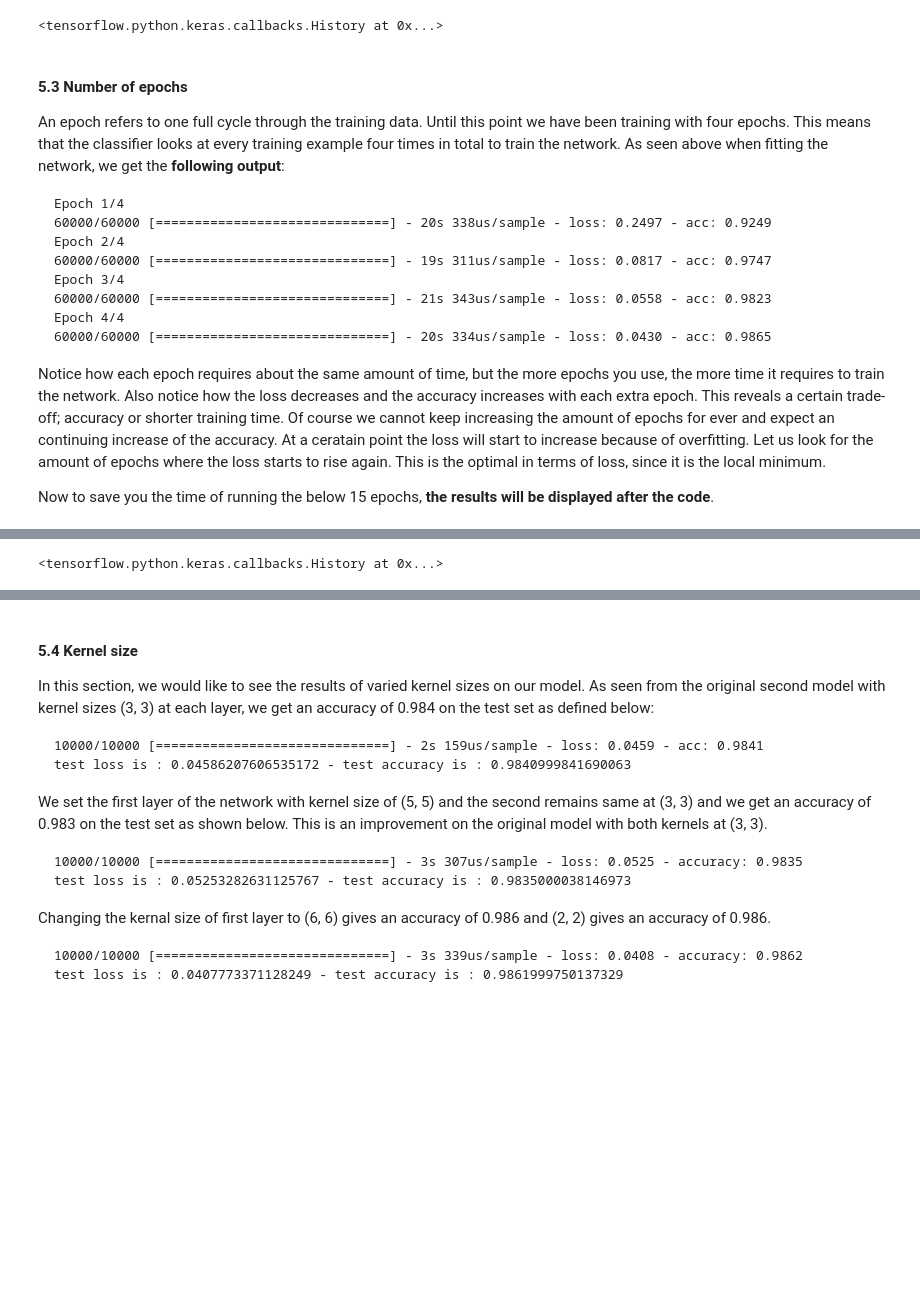
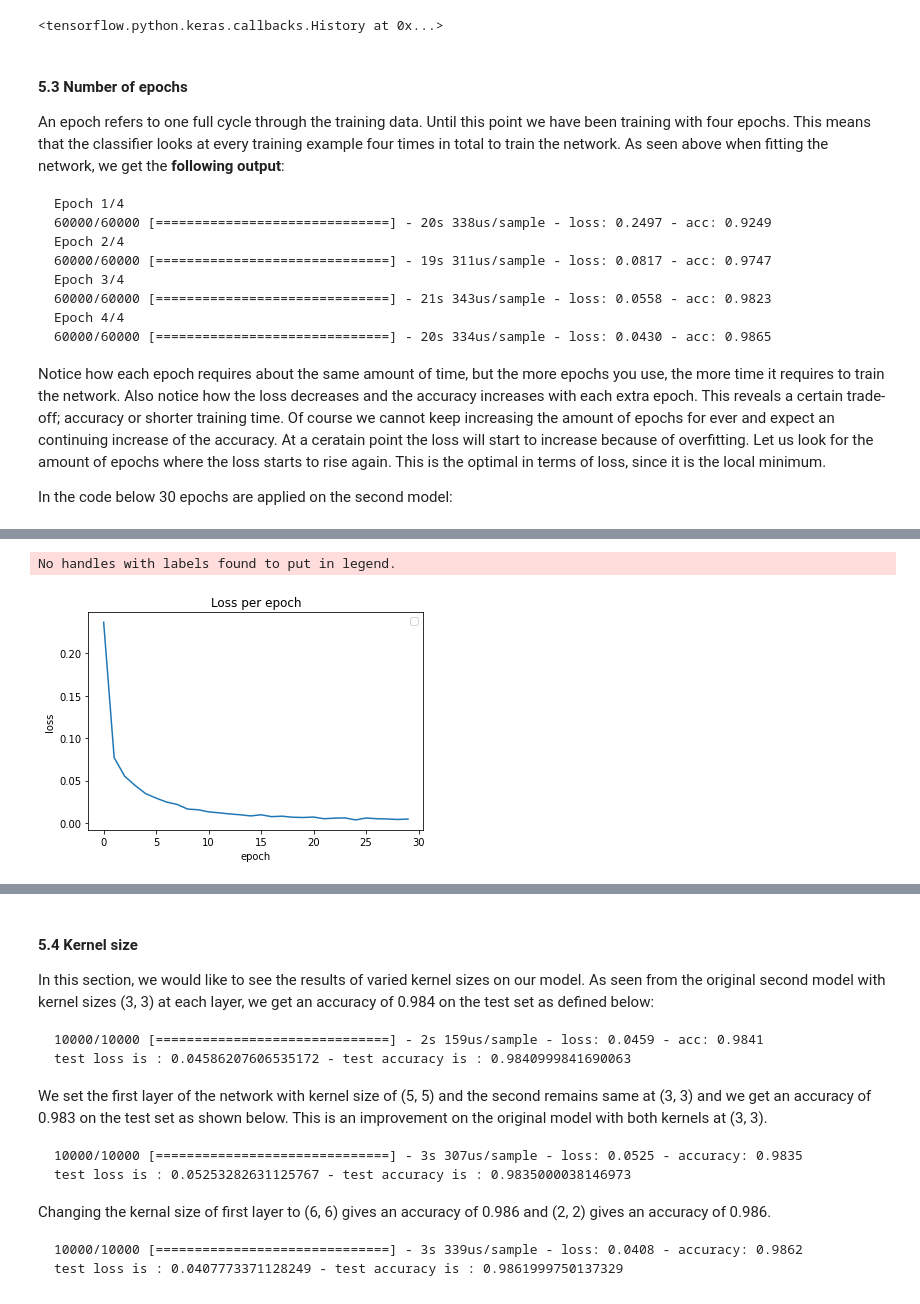
Before and after one commit to Adrieennn/CNN, a Jupyter notebook: NN.ipynb, the cells around one changed output, grey strips where cells are left out. Drawn from its saved outputs; the diff is of its cells as text; code cells hidden in the pictures; blank space fills up the shorter version.

```diff
--- a/NN.ipynb
+++ b/NN.ipynb
@@ -439,7 +453,7 @@ Epoch 4/4
 
 Notice how each epoch requires about the same amount of time, but the more epochs you use, the more time it requires to train the network. Also notice how the loss decreases and the accuracy increases with each extra epoch. This reveals a certain trade-off; accuracy or shorter training time. Of course we cannot keep increasing the amount of epochs for ever and expect an continuing increase of the accuracy. At a ceratain point the loss will start to increase because of overfitting. Let us look for the amount of epochs where the loss starts to rise again. This is the optimal in terms of loss, since it is the local minimum.
 
-Now to save you the time of running the below 15 epochs, **the results will be displayed after the code**.
+In the code below 30 epochs are applied on the second model:
 # %%
 model2_epochs = keras.Sequential([
         layers.Conv2D(filters=6, kernel_size=(3, 3), activation='relu', input_shape=(28,28,1)),
@@ -457,5 +471,18 @@ model2_epochs.compile(optimizer = "adam", loss = "sparse_categorical_crossentrop
                 metrics = ["accuracy"])
 
 # x_train = np.pad(x_train, ((0,0),(2,2),(2,2),(0,0)), 'constant')
-model2_epochs.fit(x_train, y_train, epochs = 15)
+history_of_epochs = model2_epochs.fit(x_train, y_train, epochs = 30)
+
+#epoch = list(range(15))
+
+#loss graph
+plt.subplot(1, 1, 1)
+plt.title('Loss per epoch')
+plt.plot(history_of_epochs.history['loss'])
+plt.xlabel('epoch')
+plt.ylabel('loss')
+plt.legend()
+plt.show()
+
+accuracy(model2_epochs, x_test, y_test)
 # %% [output]
@@ -479 +506,2 @@ Epoch 15/15
-<tensorflow.python.keras.callbacks.History at 0x...>
+No handles with labels found to put in legend.
+[figure, added]
```
Also changed, not shown: parts of 17 cells of this notebook.
